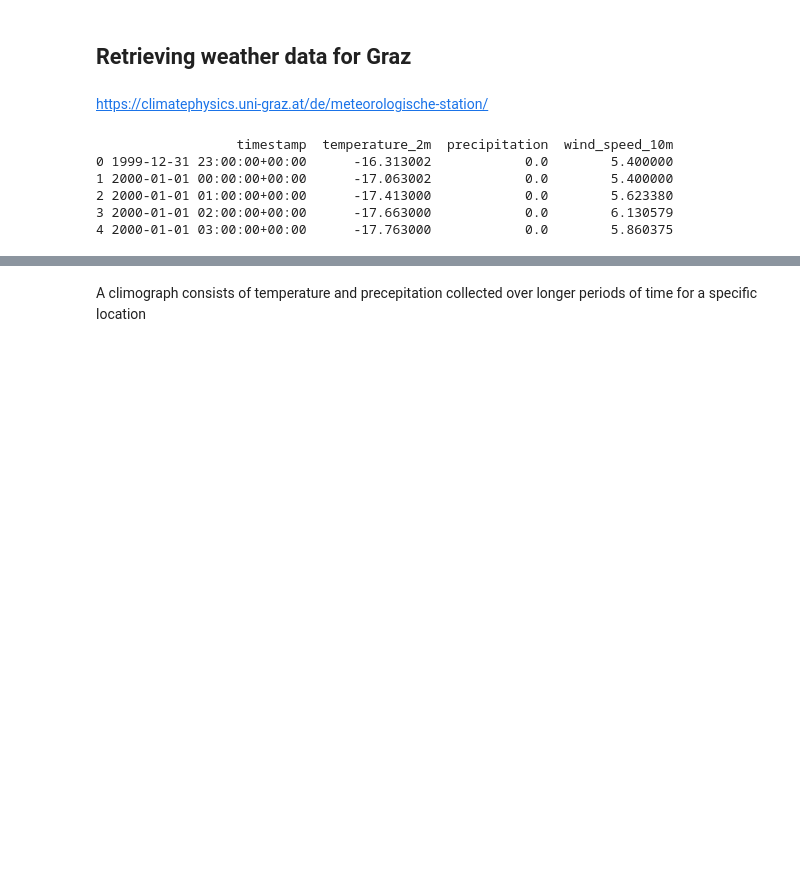
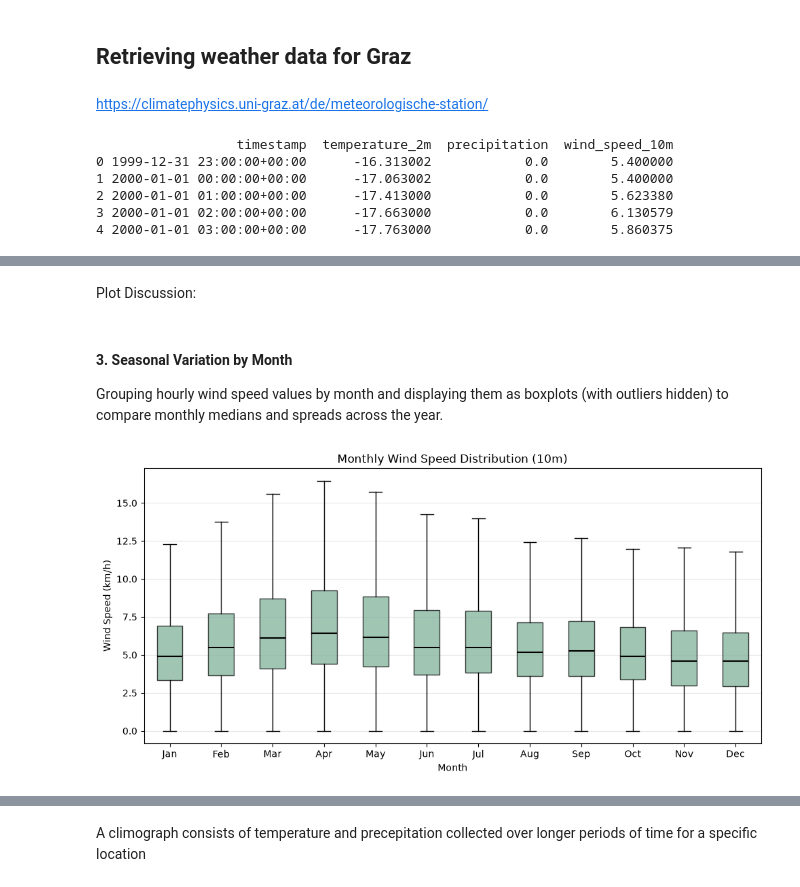
Before and after one commit to finklu/DataAnalysis_Lab02, a Jupyter notebook: Fink_ESE26__DA_Assignment01-Weather.ipynb, the cells around one changed output, grey strips where cells are left out. Cells and saved outputs as stored; diff of their text form; code cells hidden in the pictures; blank space fills up the shorter version.

```diff
--- a/Fink_ESE26__DA_Assignment01-Weather.ipynb
+++ b/Fink_ESE26__DA_Assignment01-Weather.ipynb
@@ -68,0 +162,26 @@ Create a few plots to get an overview over the data, maybe also analyze the Data
+# %% [markdown]
+Plot Discussion:
+# %% [markdown]
+#### 3. Seasonal Variation by Month
+
+Grouping hourly wind speed values by month and displaying them as boxplots (with outliers hidden) to compare monthly medians and spreads across the year.
+# %%
+month_names = ["Jan", "Feb", "Mar", "Apr", "May", "Jun", "Jul", "Aug", "Sep", "Oct", "Nov", "Dec"]
+# Build a list of 12 NumPy arrays (one per month) as input for boxplot()
+wind_by_month = [df.loc[df["month"] == m, "wind_speed_10m"].to_numpy() for m in range(1, 13)]
+
+fig, ax = plt.subplots(figsize=(10, 5))
+
+# showfliers=False hides outliers; patch_artist=True allows filling boxes via boxprops
+ax.boxplot(wind_by_month, tick_labels=month_names, showfliers=False, patch_artist=True,
+           boxprops=dict(facecolor="#81b29a", alpha=0.75),
+           medianprops=dict(color="black", linewidth=1.5))  # style median lines
+ax.set_title("Monthly Wind Speed Distribution (10m)")
+ax.set_xlabel("Month")
+ax.set_ylabel("Wind Speed (km/h)")
+ax.grid(True, axis="y", alpha=0.3)
+
+plt.tight_layout()
+plt.show()
+# %% [output]
+[figure, added]
```
Also changed, not shown: parts of 24 cells of this notebook.
